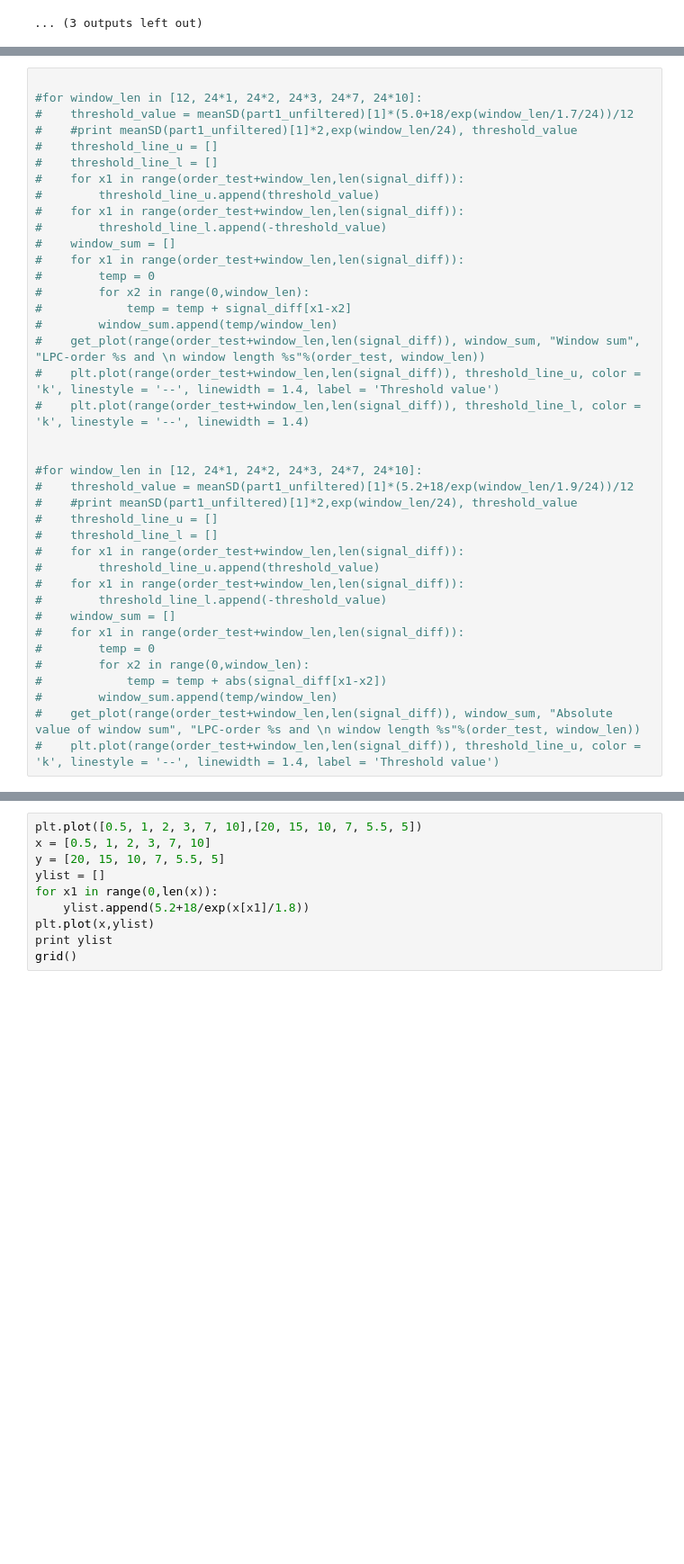
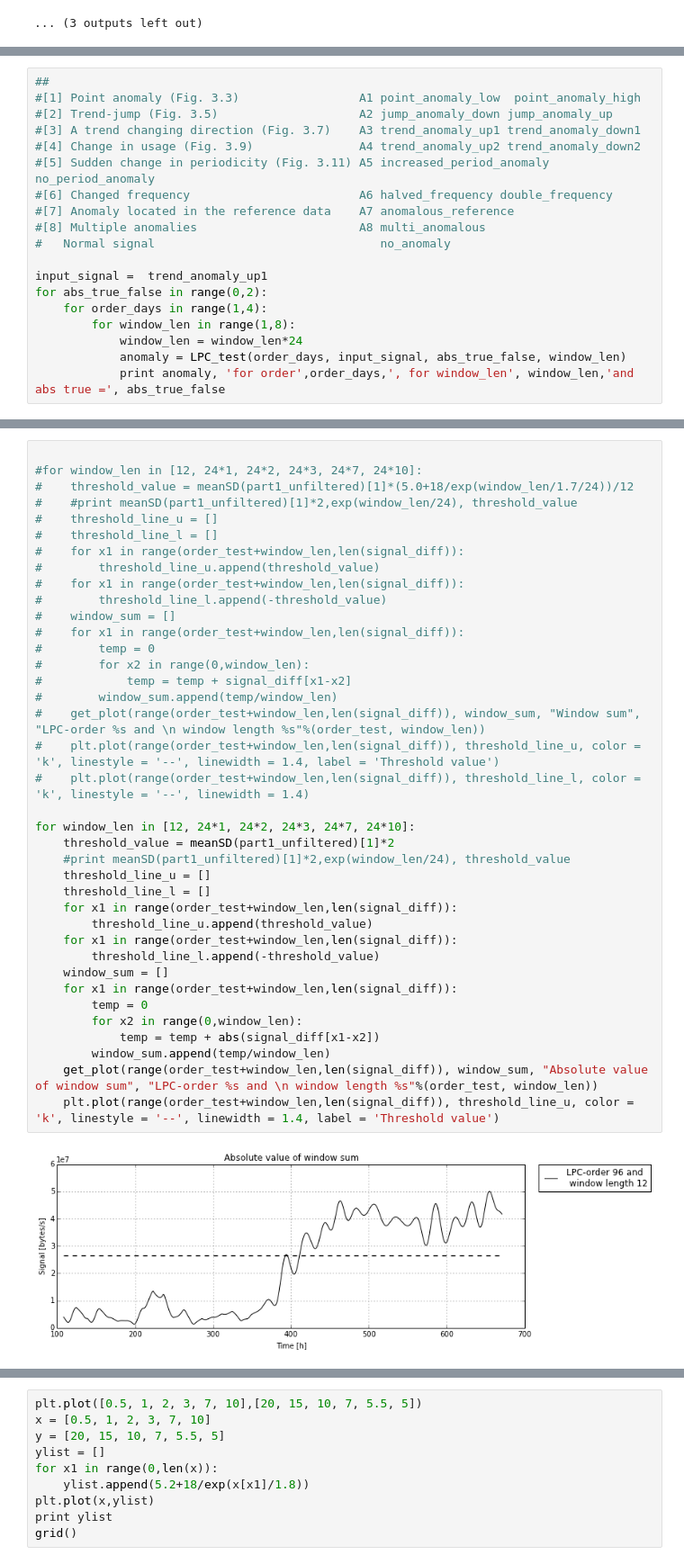
Before and after one commit to arnarn/projekt, a Jupyter notebook: project_clean_2.ipynb, the cells around one changed output, grey strips where cells are left out. Shown at 90% size. Cells and saved outputs as stored; diff of their text form; blank space fills up the shorter version.

```diff
--- a/project_clean_2.ipynb
+++ b/project_clean_2.ipynb
@@ -884,0 +951,19 @@ Service: testdata with order 95 has norm 716496799.092 and meanSD = (-14995251.3
+# %%
+##
+#[1] Point anomaly (Fig. 3.3)                 A1 point_anomaly_low  point_anomaly_high
+#[2] Trend-jump (Fig. 3.5)                    A2 jump_anomaly_down jump_anomaly_up
+#[3] A trend changing direction (Fig. 3.7)    A3 trend_anomaly_up1 trend_anomaly_down1
+#[4] Change in usage (Fig. 3.9)		          A4 trend_anomaly_up2 trend_anomaly_down2
+#[5] Sudden change in periodicity (Fig. 3.11) A5 increased_period_anomaly no_period_anomaly
+#[6] Changed frequency   		              A6 halved_frequency double_frequency
+#[7] Anomaly located in the reference data    A7 anomalous_reference
+#[8] Multiple anomalies 			          A8 multi_anomalous
+#   Normal signal                                no_anomaly
+
+input_signal =  trend_anomaly_up1
+for abs_true_false in range(0,2):
+    for order_days in range(1,4):
+        for window_len in range(1,8):
+            window_len = window_len*24
+            anomaly = LPC_test(order_days, input_signal, abs_true_false, window_len)
+            print anomaly, 'for order',order_days,', for window_len', window_len,'and abs true =', abs_true_false
@@ -885,39 +988,40 @@ Service: testdata with order 95 has norm 716496799.092 and meanSD = (-14995251.3
 # %%
 
 #for window_len in [12, 24*1, 24*2, 24*3, 24*7, 24*10]:
 #    threshold_value = meanSD(part1_unfiltered)[1]*(5.0+18/exp(window_len/1.7/24))/12
 #    #print meanSD(part1_unfiltered)[1]*2,exp(window_len/24), threshold_value
 #    threshold_line_u = []
 #    threshold_line_l = []
 #    for x1 in range(order_test+window_len,len(signal_diff)):
 #        threshold_line_u.append(threshold_value)
 #    for x1 in range(order_test+window_len,len(signal_diff)):
 #        threshold_line_l.append(-threshold_value)
 #    window_sum = []
 #    for x1 in range(order_test+window_len,len(signal_diff)):
 #        temp = 0
 #        for x2 in range(0,window_len):
 #            temp = temp + signal_diff[x1-x2]
 #        window_sum.append(temp/window_len)
 #    get_plot(range(order_test+window_len,len(signal_diff)), window_sum, "Window sum", "LPC-order %s and \n window length %s"%(order_test, window_len))
 #    plt.plot(range(order_test+window_len,len(signal_diff)), threshold_line_u, color = 'k', linestyle = '--', linewidth = 1.4, label = 'Threshold value')
 #    plt.plot(range(order_test+window_len,len(signal_diff)), threshold_line_l, color = 'k', linestyle = '--', linewidth = 1.4)
 
-
-#for window_len in [12, 24*1, 24*2, 24*3, 24*7, 24*10]:
-#    threshold_value = meanSD(part1_unfiltered)[1]*(5.2+18/exp(window_len/1.9/24))/12
-#    #print meanSD(part1_unfiltered)[1]*2,exp(window_len/24), threshold_value
-#    threshold_line_u = []
-#    threshold_line_l = []
-#    for x1 in range(order_test+window_len,len(signal_diff)):
-#        threshold_line_u.append(threshold_value)
-#    for x1 in range(order_test+window_len,len(signal_diff)):
-#        threshold_line_l.append(-threshold_value)
-#    window_sum = []
-#    for x1 in range(order_test+window_len,len(signal_diff)):
-#        temp = 0
-#        for x2 in range(0,window_len):
-#            temp = temp + abs(signal_diff[x1-x2])
-#        window_sum.append(temp/window_len)
-#    get_plot(range(order_test+window_len,len(signal_diff)), window_sum, "Absolute value of window sum", "LPC-order %s and \n window length %s"%(order_test, window_len))
-#    plt.plot(range(order_test+window_len,len(signal_diff)), threshold_line_u, color = 'k', linestyle = '--', linewidth = 1.4, label = 'Threshold value')
+for window_len in [12, 24*1, 24*2, 24*3, 24*7, 24*10]:
+    threshold_value = meanSD(part1_unfiltered)[1]*2
+    #print meanSD(part1_unfiltered)[1]*2,exp(window_len/24), threshold_value
+    threshold_line_u = []
+    threshold_line_l = []
+    for x1 in range(order_test+window_len,len(signal_diff)):
+        threshold_line_u.append(threshold_value)
+    for x1 in range(order_test+window_len,len(signal_diff)):
+        threshold_line_l.append(-threshold_value)
+    window_sum = []
+    for x1 in range(order_test+window_len,len(signal_diff)):
+        temp = 0
+        for x2 in range(0,window_len):
+            temp = temp + abs(signal_diff[x1-x2])
+        window_sum.append(temp/window_len)
+    get_plot(range(order_test+window_len,len(signal_diff)), window_sum, "Absolute value of window sum", "LPC-order %s and \n window length %s"%(order_test, window_len))
+    plt.plot(range(order_test+window_len,len(signal_diff)), threshold_line_u, color = 'k', linestyle = '--', linewidth = 1.4, label = 'Threshold value')
+# %% [output]
+[figure, added]
```
Also changed, not shown: parts of 7 cells of this notebook.
